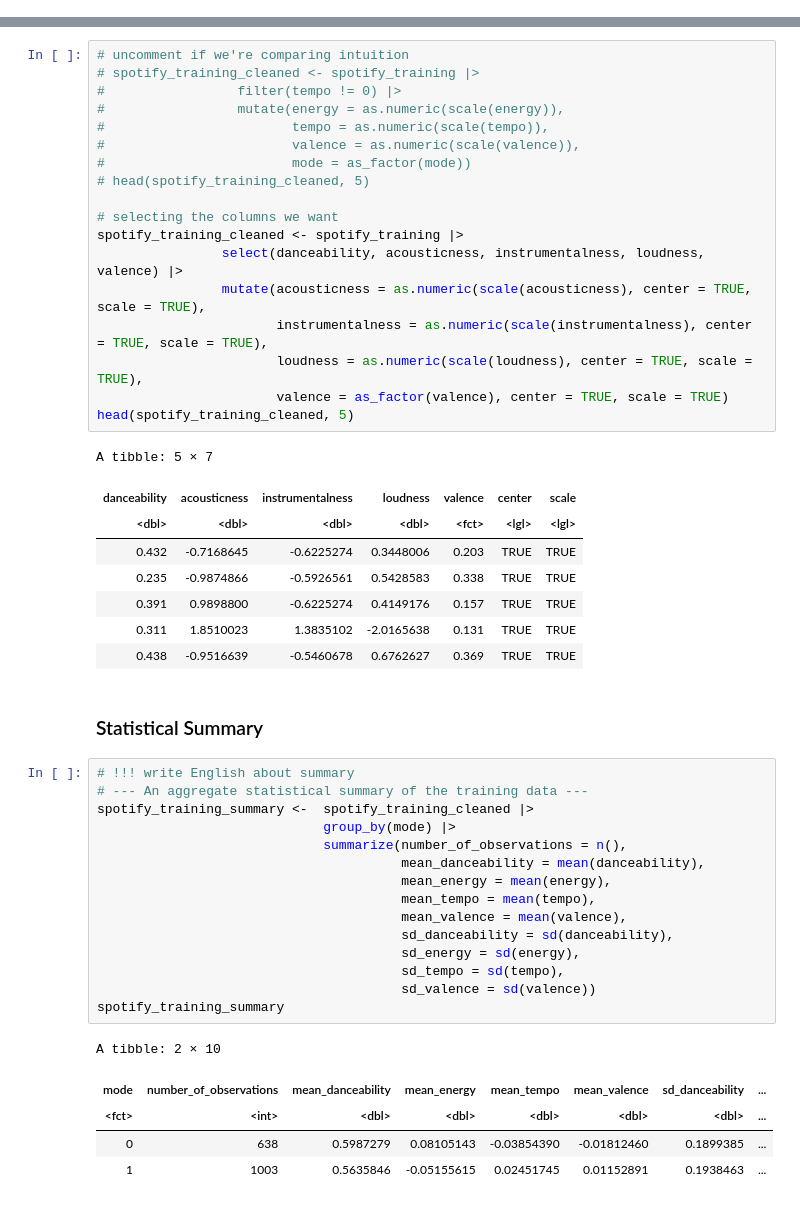
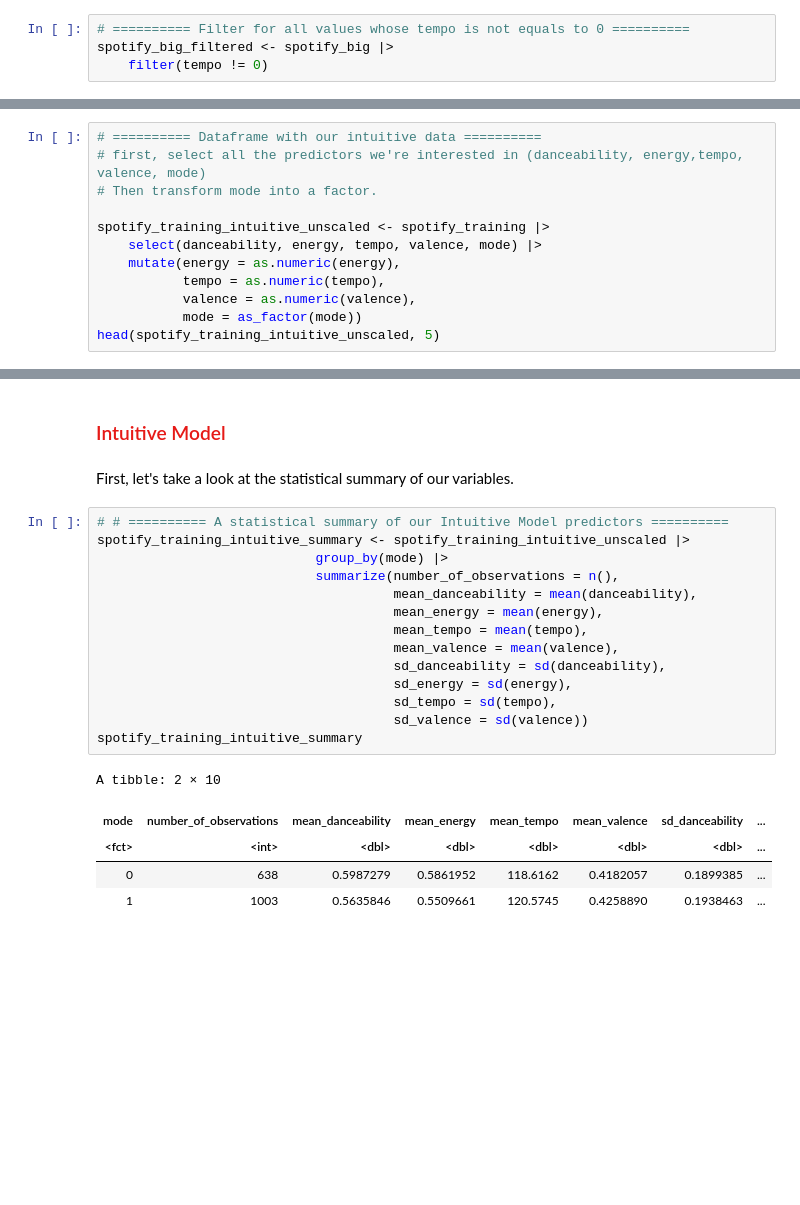
Before and after one commit to eshuaiii/dsci-100-2022w1-group-79, a Jupyter notebook: 79_project_report.ipynb, the cells around one changed output, grey strips where cells are left out. Drawn from its saved outputs; the diff is of its cells as text; blank space fills up the shorter version.

```diff
--- a/79_project_report.ipynb
+++ b/79_project_report.ipynb
@@ -73,0 +95,4 @@ A tibble: 5 × 17
+# %%
+# ========== Filter for all values whose tempo is not equals to 0 ==========
+spotify_big_filtered <- spotify_big |>
+    filter(tempo != 0)
@@ -100,0 +151,12 @@ A tibble: 1641 × 13
+# %%
+# ========== Dataframe with our intuitive data ==========
+# first, select all the predictors we're interested in (danceability, energy,tempo, valence, mode)
+# Then transform mode into a factor.
+
+spotify_training_intuitive_unscaled <- spotify_training |>
+    select(danceability, energy, tempo, valence, mode) |>
+    mutate(energy = as.numeric(energy),
+           tempo = as.numeric(tempo),
+           valence = as.numeric(valence),
+           mode = as_factor(mode))
+head(spotify_training_intuitive_unscaled, 5)
@@ -175,50 +195,24 @@ spotify_training_test
-# %%
-# uncomment if we're comparing intuition
-# spotify_training_cleaned <- spotify_training |>
-#                 filter(tempo != 0) |>
-#                 mutate(energy = as.numeric(scale(energy)),
-#                        tempo = as.numeric(scale(tempo)),
-#                        valence = as.numeric(scale(valence)),
-#                        mode = as_factor(mode))
-# head(spotify_training_cleaned, 5)
-
-# selecting the columns we want
-spotify_training_cleaned <- spotify_training |>
-                select(danceability, acousticness, instrumentalness, loudness, valence) |>
-                mutate(acousticness = as.numeric(scale(acousticness), center = TRUE, scale = TRUE),
-                       instrumentalness = as.numeric(scale(instrumentalness), center = TRUE, scale = TRUE),
-                       loudness = as.numeric(scale(loudness), center = TRUE, scale = TRUE),
-                       valence = as_factor(valence), center = TRUE, scale = TRUE)
-head(spotify_training_cleaned, 5)
-# %% [output]
-A tibble: 5 × 7
-| danceability | acousticness | instrumentalness | loudness | valence | center | scale |
-| <dbl> | <dbl> | <dbl> | <dbl> | <fct> | <lgl> | <lgl> |
-| 0.432 | -0.7168645 | -0.6225274 | 0.3448006 | 0.203 | TRUE | TRUE |
-| 0.235 | -0.9874866 | -0.5926561 | 0.5428583 | 0.338 | TRUE | TRUE |
-| 0.391 | 0.9898800 | -0.6225274 | 0.4149176 | 0.157 | TRUE | TRUE |
-| 0.311 | 1.8510023 | 1.3835102 | -2.0165638 | 0.131 | TRUE | TRUE |
-| 0.438 | -0.9516639 | -0.5460678 | 0.6762627 | 0.369 | TRUE | TRUE |
-# %% [markdown]
-###  Statistical Summary
+# %% [markdown]
+### <span style="color:#e61a17">Intuitive Model</span>
+# %% [markdown]
+First, let's take a look at the statistical summary of our variables.
 # %%
-# !!! write English about summary
-# --- An aggregate statistical summary of the training data ---
-spotify_training_summary <-  spotify_training_cleaned |>
-                             group_by(mode) |>
-                             summarize(number_of_observations = n(),
-                                       mean_danceability = mean(danceability),
-                                       mean_energy = mean(energy),
-                                       mean_tempo = mean(tempo),
-                                       mean_valence = mean(valence),
-                                       sd_danceability = sd(danceability),
-                                       sd_energy = sd(energy),
-                                       sd_tempo = sd(tempo),
-                                       sd_valence = sd(valence))
-spotify_training_summary
+# # ========== A statistical summary of our Intuitive Model predictors ==========
+spotify_training_intuitive_summary <- spotify_training_intuitive_unscaled |>
+                            group_by(mode) |>
+                            summarize(number_of_observations = n(),
+                                      mean_danceability = mean(danceability),
+                                      mean_energy = mean(energy),
+                                      mean_tempo = mean(tempo),
+                                      mean_valence = mean(valence),
+                                      sd_danceability = sd(danceability),
+                                      sd_energy = sd(energy),
+                                      sd_tempo = sd(tempo),
+                                      sd_valence = sd(valence))
+spotify_training_intuitive_summary
 # %% [output]
 A tibble: 2 × 10
 | mode | number_of_observations | mean_danceability | mean_energy | mean_tempo | mean_valence | sd_danceability | ... |
 | <fct> | <int> | <dbl> | <dbl> | <dbl> | <dbl> | <dbl> | ... |
-| 0 | 638 | 0.5987279 | 0.08105143 | -0.03854390 | -0.01812460 | 0.1899385 | ... |
-| 1 | 1003 | 0.5635846 | -0.05155615 | 0.02451745 | 0.01152891 | 0.1938463 | ... |
+| 0 | 638 | 0.5987279 | 0.5861952 | 118.6162 | 0.4182057 | 0.1899385 | ... |
+| 1 | 1003 | 0.5635846 | 0.5509661 | 120.5745 | 0.4258890 | 0.1938463 | ... |
```
Also changed, not shown: parts of 42 cells of this notebook.
